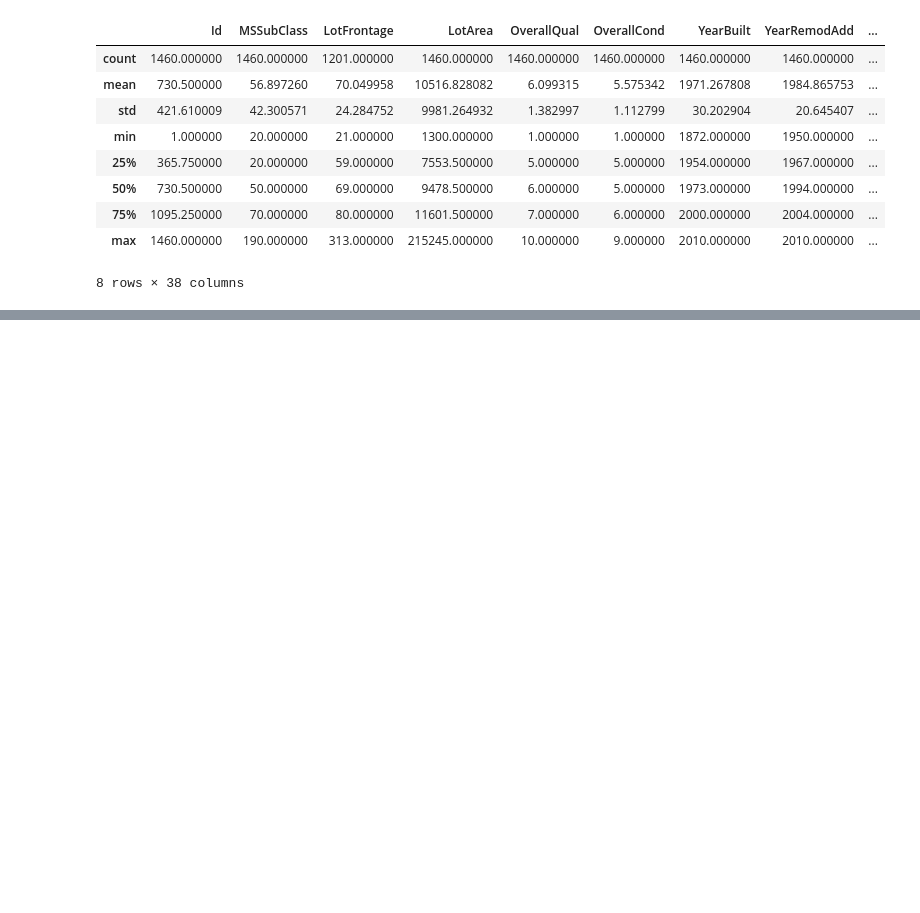
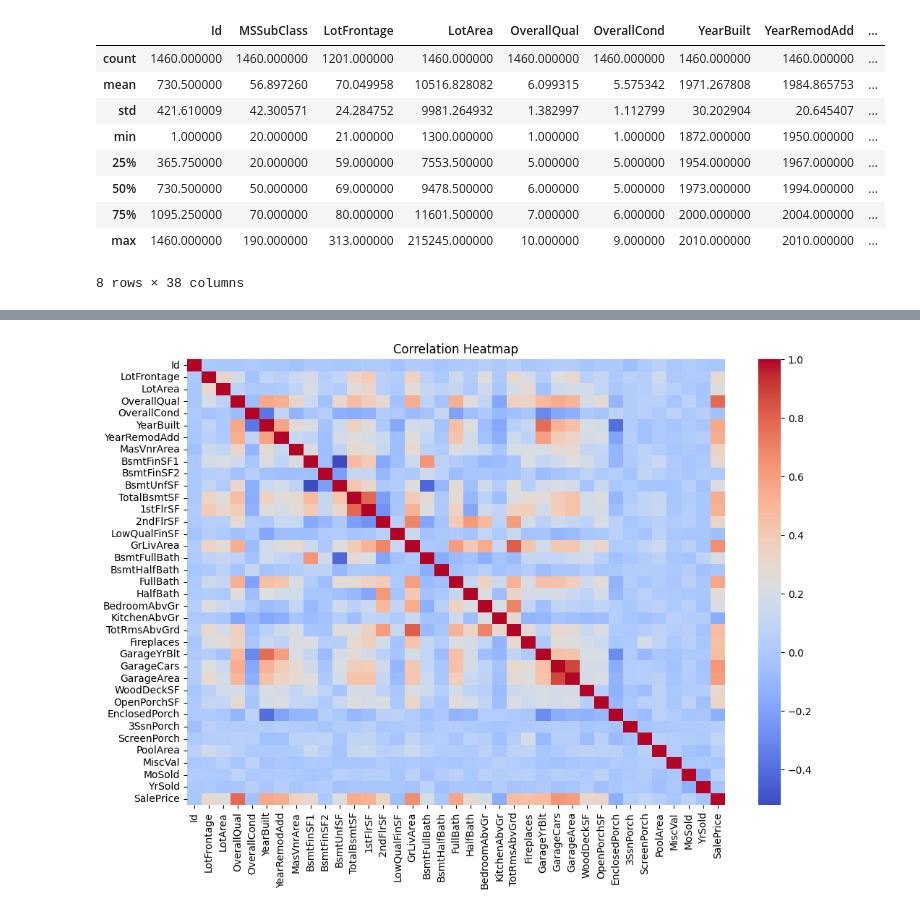
Before and after one commit to lavendermathias/Ames-house-price-prediction, a Jupyter notebook: Notebooks/ames_analysis.ipynb, the cells around one changed output, grey strips where cells are left out. Saved outputs shown, nothing was run; the diff lists cells and outputs as text; code cells hidden in the pictures; blank space fills up the shorter version.

```diff
--- a/Notebooks/ames_analysis.ipynb
+++ b/Notebooks/ames_analysis.ipynb
@@ -59,0 +223,14 @@ df.describe()
+# %%
+#3. Correlation Analysis
+# to understand the relationship between the features and the target variable (SalePrice) and to identify which features are most strongly correlated with the target variable.
+
+correlation = df.corr(numeric_only=True)
+
+plt.figure(figsize=(12,8))
+sns.heatmap(correlation, cmap='coolwarm')
+
+plt.title('Correlation Heatmap')
+
+plt.show()
+# %% [output]
+[figure, added]
```
Also changed, not shown: parts of 23 cells of this notebook, 1 other file.
